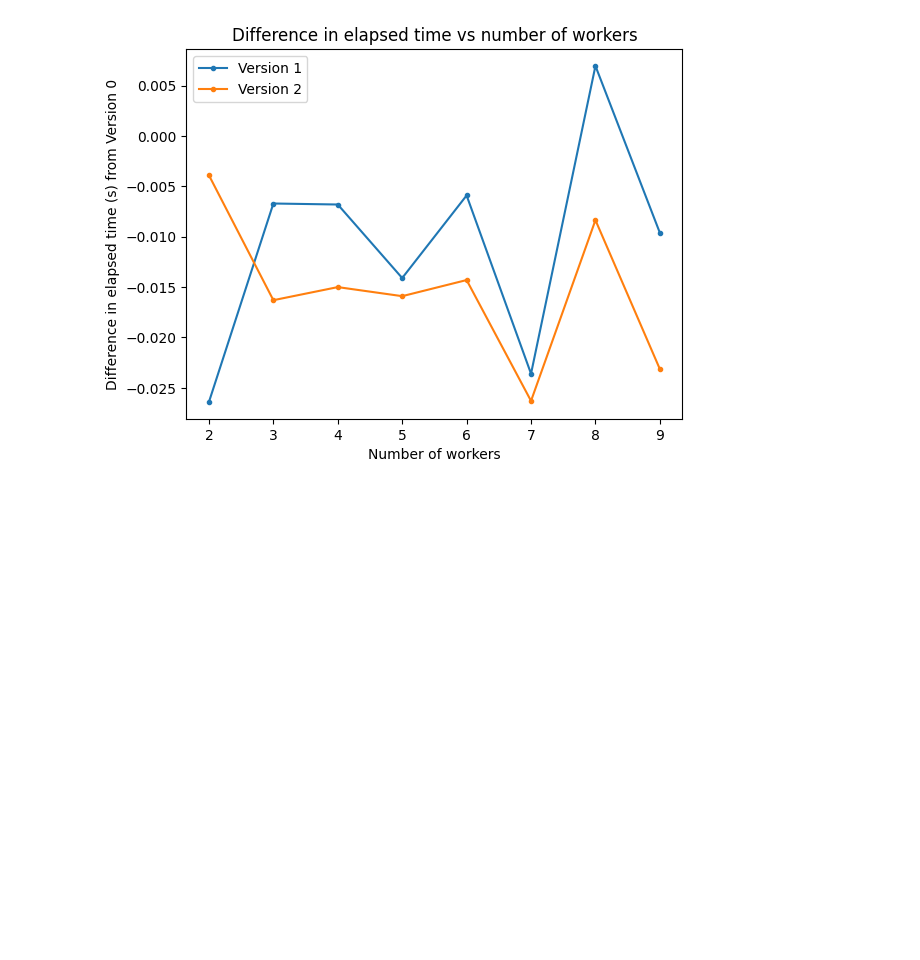
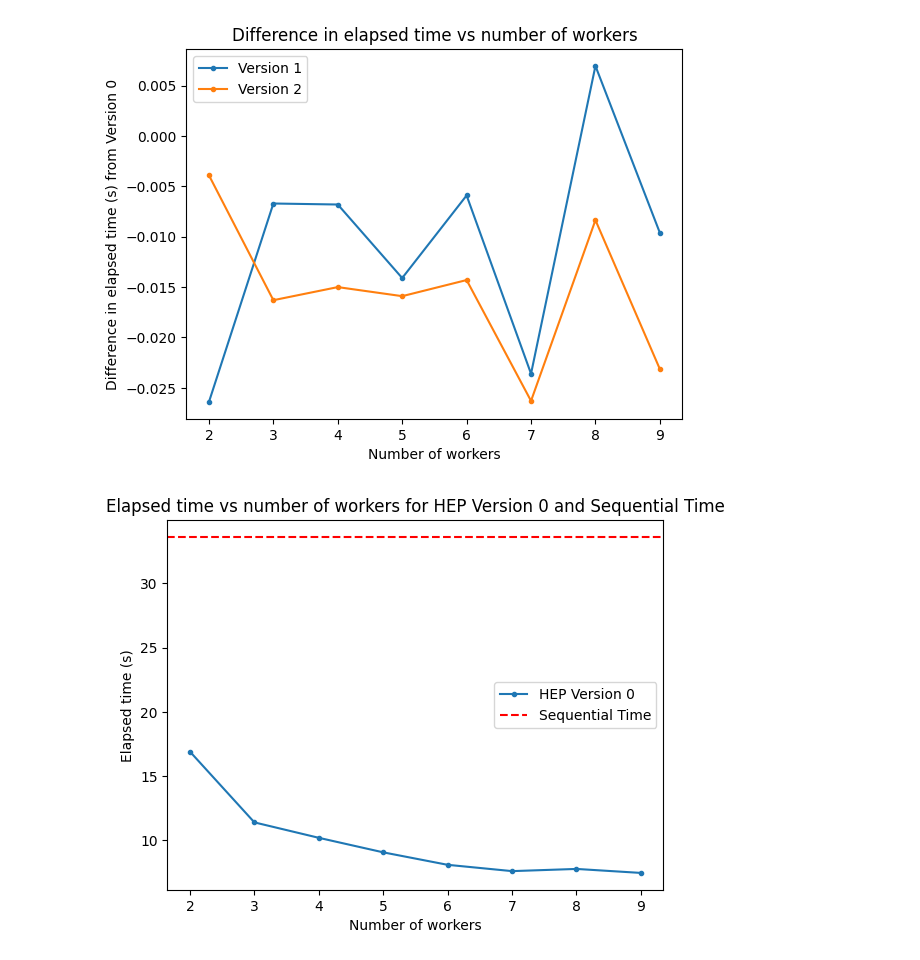
Before and after one commit to Fragaini01/HPPC_week3, a Jupyter notebook: week3/reader1.ipynb, the cells around one changed output. Drawn from its saved outputs; the diff is of its cells as text; code cells hidden in the pictures; blank space fills up the shorter version.

Commit message:
version 0 exercise 2

```diff
--- a/week3/reader1.ipynb
+++ b/week3/reader1.ipynb
@@ -48,3 +59,44 @@ plt.legend()
 plt.show()
 # %% [output]
 [figure]
+# %%
+versions = [0]
+workers = [2, 3, 4, 5, 6, 7, 8, 9]
+
+filepath = f"/home/francesco/Documenti/Master/Blok 3/HPPC/week3/data/task_farm_HEP_seq.workers.txt"
+with open(filepath, "r") as file:
+    for line in file:
+        if "Elapsed time" in line:
+            elapsed_time = line.split(": ")[1].strip()[:-1]
+            seq_time = elapsed_time
+            break
+
+times = []
+for version in versions:
+    for worker in workers:
+        filepath = f"/home/francesco/Documenti/Master/Blok 3/HPPC/week3/data/task_farm_HEP.v{version}.{worker}.workers.txt"
+        with open(filepath, "r") as file:
+            for line in file:
+                key = line.split(":")[0].strip()
+                if key in expected_values:
+                    value = line.split(":")[1].strip()
+                    if value != expected_values[key]:
+                        print(f"{key} not as expected for version {version} and {worker} workers")
+                elif key == "Elapsed time":
+                    elapsed_time = line.split(": ")[1].strip()[:-1]
+                    times.append([version, worker, elapsed_time])
+                    break
+# %%
+seq_time = float(seq_time)
+
+df_hep = pd.DataFrame(times, columns=['version', 'workers', 'elapsed_time'])
+df_hep['elapsed_time'] = df_hep['elapsed_time'].astype(float)
+plt.plot(df_hep['workers'], df_hep['elapsed_time'], marker='o', markersize=3, label='HEP Version 0')
+plt.axhline(y=seq_time, color='r', linestyle='--', label='Sequential Time')
+plt.xlabel('Number of workers')
+plt.ylabel('Elapsed time (s)')
+plt.title('Elapsed time vs number of workers for HEP Version 0 and Sequential Time')
+plt.legend()
+plt.show()
+# %% [output]
+[figure, added]
```
Also changed, not shown: parts of 1 cell of this notebook, 14 other files.
